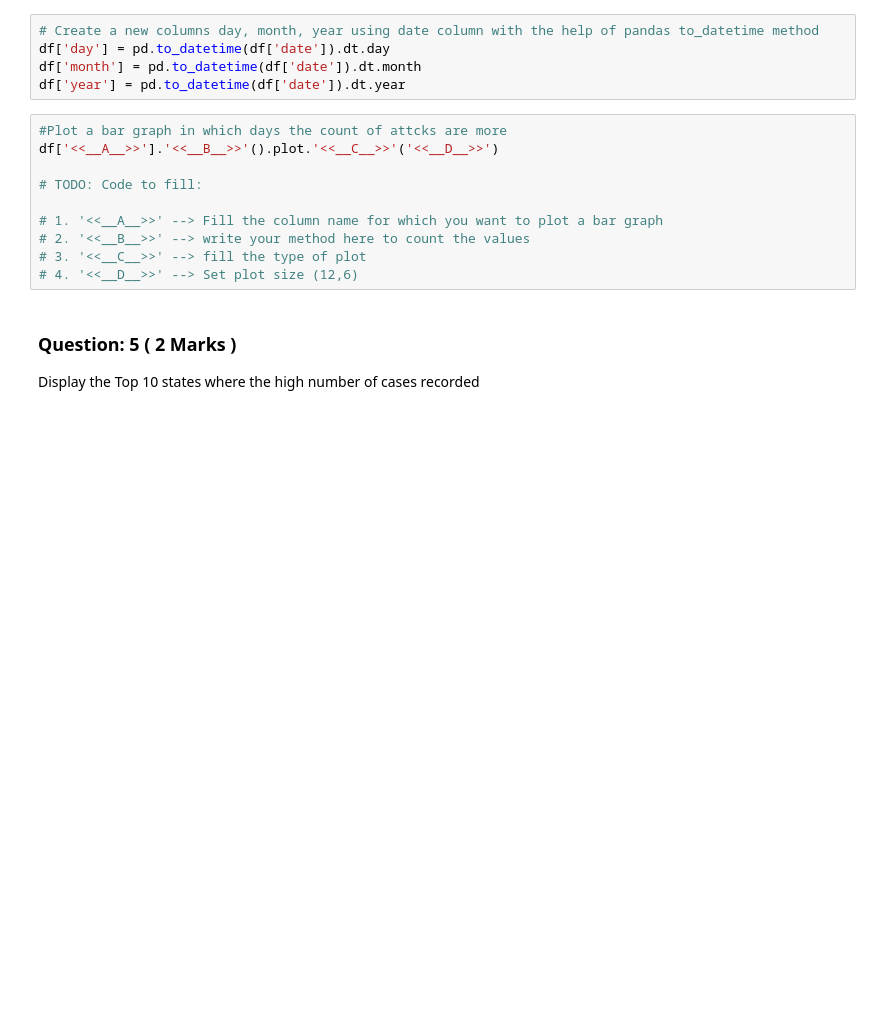
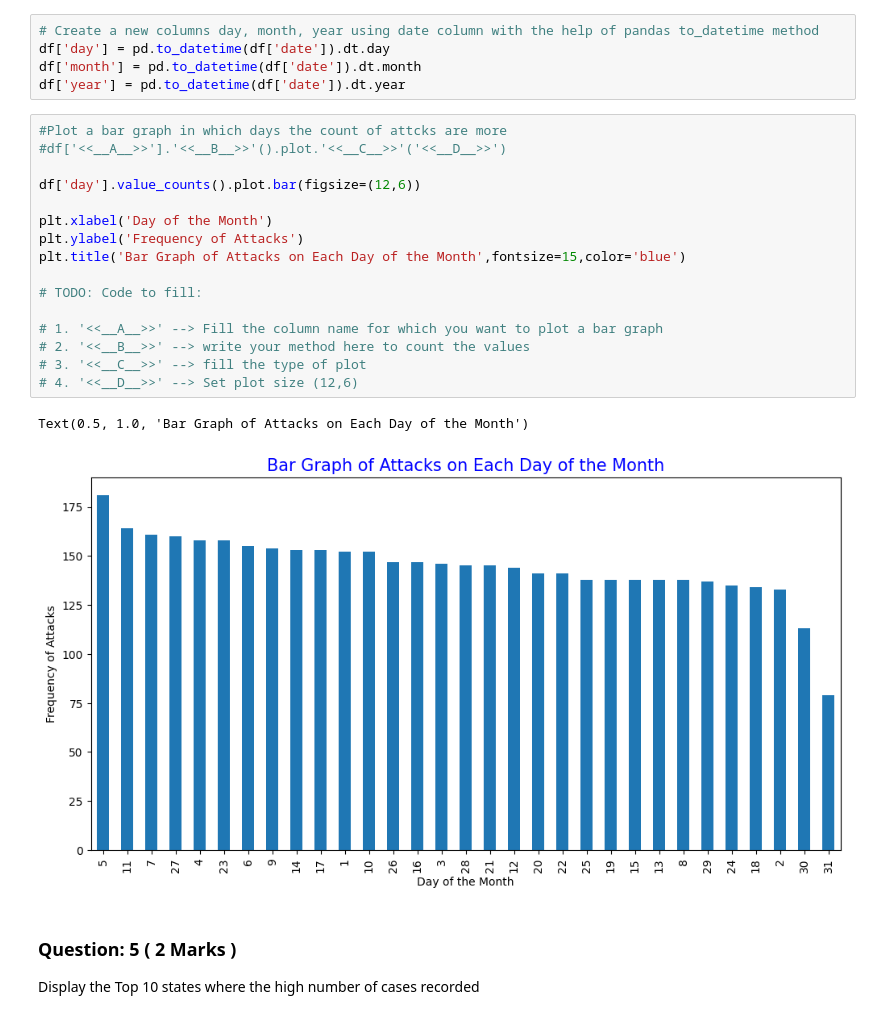
Before and after one commit to srikrish2812/data_mining, a Jupyter notebook: week_3/UOA_assessment_w3.ipynb, the cells around one changed output. Cells and saved outputs as stored; diff of their text form; blank space fills up the shorter version.

```diff
--- a/week_3/UOA_assessment_w3.ipynb
+++ b/week_3/UOA_assessment_w3.ipynb
@@ -248,14 +306,23 @@ df['month'] = pd.to_datetime(df['date']).dt.month
 df['year'] = pd.to_datetime(df['date']).dt.year
 # %%
 #Plot a bar graph in which days the count of attcks are more
-df['<<__A__>>'].'<<__B__>>'().plot.'<<__C__>>'('<<__D__>>')
+#df['<<__A__>>'].'<<__B__>>'().plot.'<<__C__>>'('<<__D__>>')
+
+df['day'].value_counts().plot.bar(figsize=(12,6))
+
+plt.xlabel('Day of the Month')
+plt.ylabel('Frequency of Attacks')
+plt.title('Bar Graph of Attacks on Each Day of the Month',fontsize=15,color='blue')
 
 # TODO: Code to fill:
 
 # 1. '<<__A__>>' --> Fill the column name for which you want to plot a bar graph
 # 2. '<<__B__>>' --> write your method here to count the values
 # 3. '<<__C__>>' --> fill the type of plot
 # 4. '<<__D__>>' --> Set plot size (12,6)
+# %% [output]
+Text(0.5, 1.0, 'Bar Graph of Attacks on Each Day of the Month')
+[figure, added]
 # %% [markdown]
 ### Question: 5 ( 2 Marks )
 Display the Top 10 states where the high number of cases recorded
```
Also changed, not shown: parts of 7 cells of this notebook, 1 other file.
